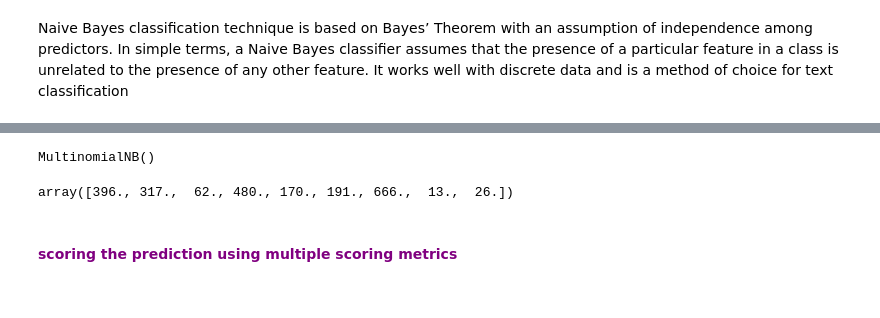
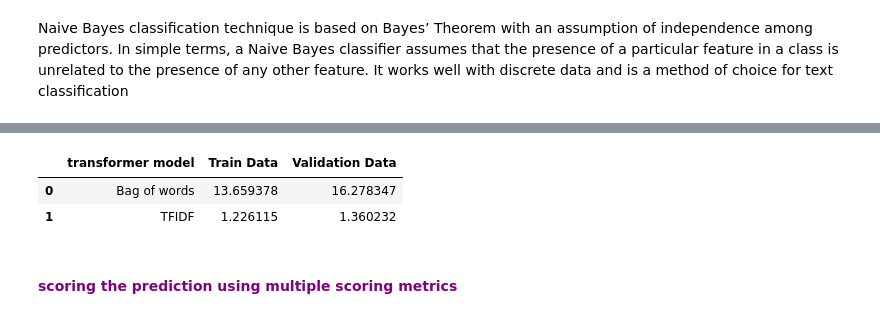
Before and after one commit to me-nobody/jovian-ml-project, a Jupyter notebook: jovian-ml-project-040322.ipynb, the cells around one changed output, grey strips where cells are left out. Drawn from its saved outputs; the diff is of its cells as text; code cells hidden in the pictures.

Commit message:
start multinomial

```diff
--- a/jovian-ml-project-040322.ipynb
+++ b/jovian-ml-project-040322.ipynb
@@ -1304 +1266,5 @@ from sklearn.naive_bayes import MultinomialNB
+# %%
+bow_result = naive_bayes(X_train_bow,y_train,X_validation_bow,y_validation)
+# %%
+tfidf_result = naive_bayes(X_train_tfidf,y_train,X_validation_tfidf,y_validation)
 # %% [markdown]
@@ -1308,8 +1271,0 @@ NB_clf=MultinomialNB()
-# %%
-NB_clf.fit(X_train_bow,y_train)
-# %% [output]
-MultinomialNB()
-# %%
-NB_clf.class_count_
-# %% [output]
-array([396., 317.,  62., 480., 170., 191., 666.,  13.,  26.])
@@ -1320,3 +1272,14 @@ y_pred_train_NB2=NB_clf.predict(X_train_bow)
+# %%
+bow_train_LR_logloss = log_loss(y_train,bow_result['predict_proba_train'])
+bow_val_LR_logloss = log_loss(y_validation,bow_result['predict_proba_val'])
+tfidf_train_LR_logloss = log_loss(y_train,tfidf_result['predict_proba_train'])
+tfidf_val_LR_logloss = log_loss(y_validation,tfidf_result['predict_proba_val'])
+# %%
+pd.DataFrame({"transformer model":['Bag of words','TFIDF'],"Train Data":[bow_train_LR_logloss,tfidf_train_LR_logloss],"Validation Data":[bow_val_LR_logloss,tfidf_val_LR_logloss]})
+# %% [output]
+|  | transformer model | Train Data | Validation Data |
+| 0 | Bag of words | 13.659378 | 16.278347 |
+| 1 | TFIDF | 1.226115 | 1.360232 |
 # %% [markdown]
 #### <font color='purple'>scoring the prediction using multiple scoring metrics</font>
 # %%
```
Also changed, not shown: parts of 28 cells of this notebook.
